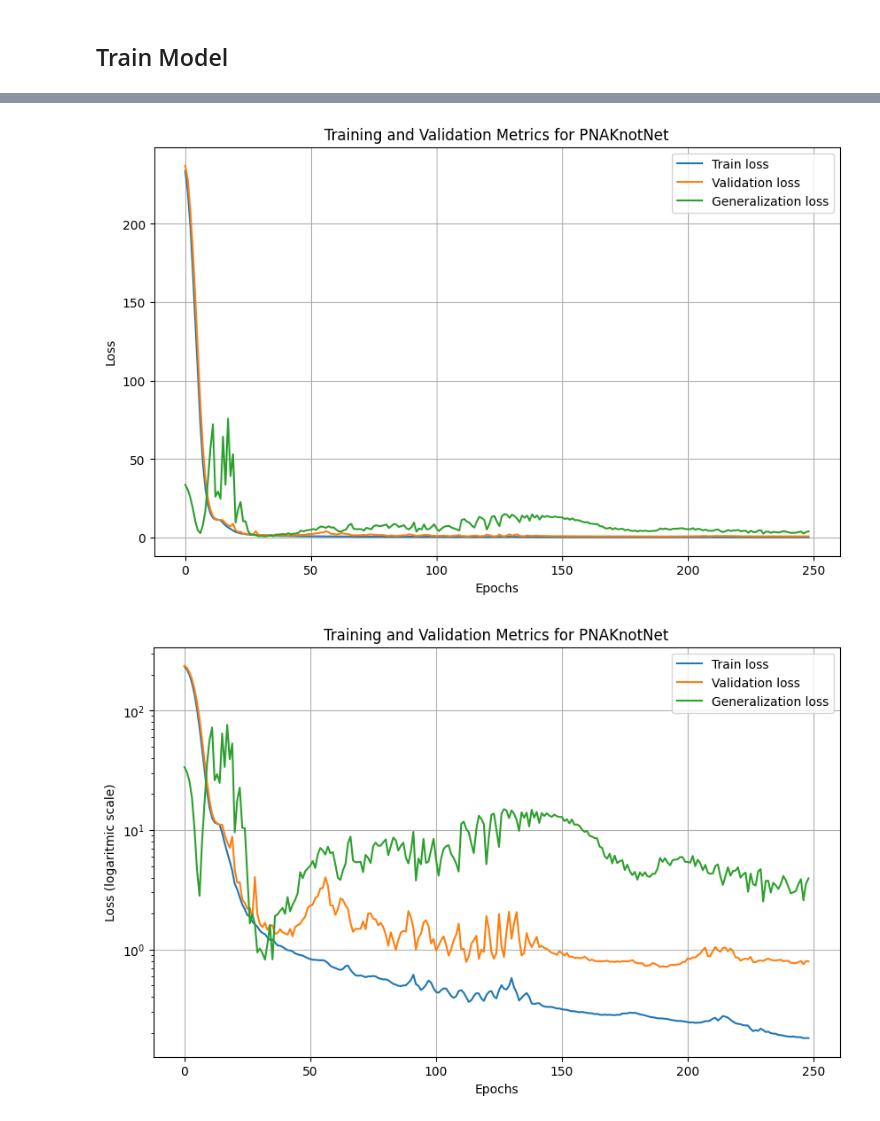
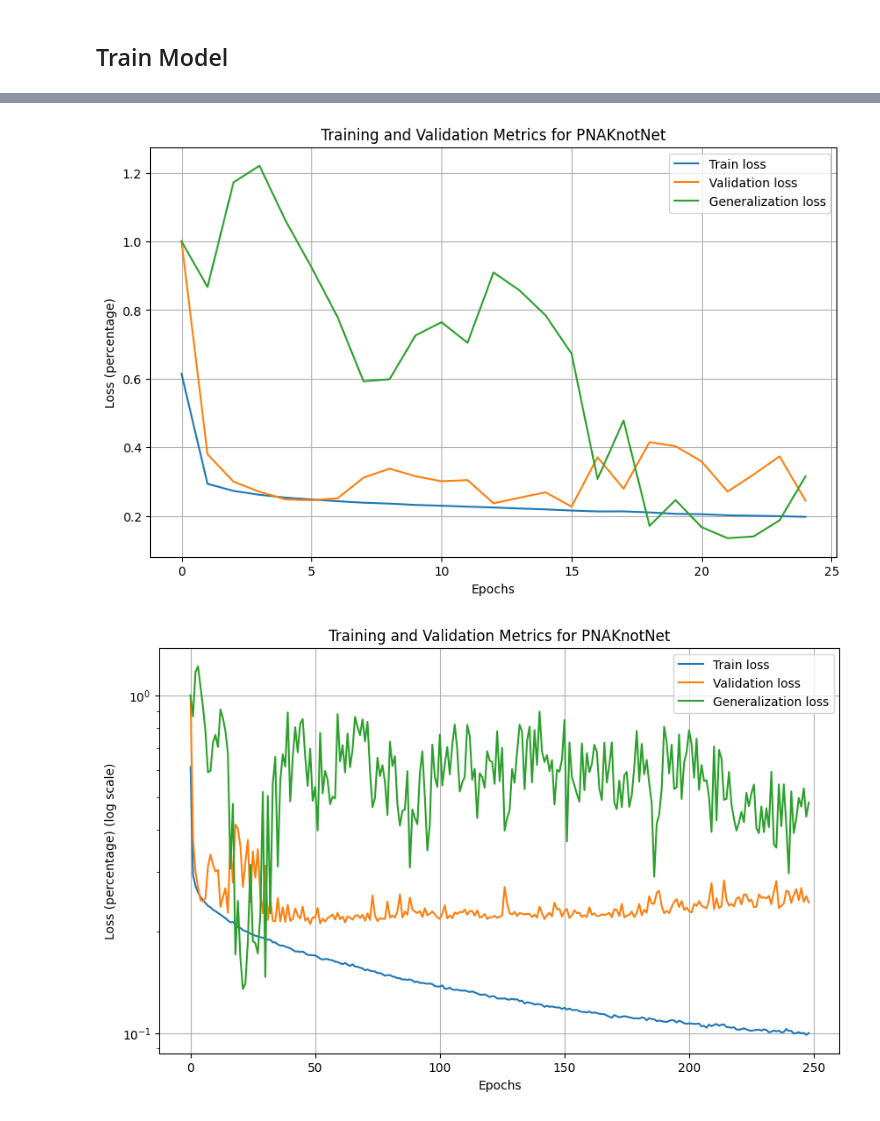
Before and after one commit to alejandroucanpuc/geometricDeepLearningKnotData, a Jupyter notebook: gnn-juanjo/main_volume.ipynb, the cells around one changed output, grey strips where cells are left out. Saved outputs shown, nothing was run; the diff lists cells and outputs as text; code cells hidden in the pictures.

```diff
--- a/gnn-juanjo/main_volume.ipynb
+++ b/gnn-juanjo/main_volume.ipynb
@@ -40,5 +37,5 @@ torch.backends.cudnn.benchmark = False
 train_loader, val_loader, deg, knot_dataset = dataset.load()
 
 # Esto debería pasarse a dataset.py
-testGeneralisazion = DataLoader(dataset.fetchDataset("datasets/linkDataset.csv")["dataPoint"], batch_size = BATCH_SIZE)
+testGeneralisazion = DataLoader(dataset.fetchDataset(TEST_PATH)["dataPoint"], batch_size = BATCH_SIZE)
 # %% [output]
@@ -111,6 +93,8 @@ def train(epoch):
             loss = (out.squeeze() - data.y).abs().mean() # Mean Absolute Error
         elif LOSS == "squared":
             loss = (out.squeeze() - data.y).square().mean() # Mean Squared Error
+        elif LOSS == "percentage":
+            loss = ((out.squeeze() - data.y) / data.y).abs().mean() # Mean Absolute Percentage Error
 
         loss.backward()
         total_loss += loss.item() * data.num_graphs
@@ -136,5 +120,7 @@ def test(loader):
             total_error += (out.squeeze() - data.y).abs().sum().item()
         elif LOSS=="squared":
             total_error += (out.squeeze() - data.y).square().sum().item()
+        elif LOSS == "percentage":
+            total_error += ((out.squeeze() - data.y) / data.y).abs().sum().item()
 
     return total_error / len(loader.dataset)
@@ -187,35 +220,35 @@ Epoch: 249, Train loss: 0.1813, Val loss: 0.7954, Generalization loss: 3.9467
 # Show graphs of loss and accuracy
 plt.figure(figsize=(10, 6))
 plt.grid()
-plt.plot(history_train_loss, label = "Train loss")
-plt.plot(history_val_loss, label = "Validation loss")
+plt.plot(history_train_loss[:25], label = "Train loss")
+plt.plot(history_val_loss[:25], label = "Validation loss")
 if try_generalization:
-    plt.plot(history_gen_loss, label = "Generalization loss")
+    plt.plot(history_gen_loss[:25], label = "Generalization loss")
 
 plt.title(f"Training and Validation Metrics for {model._get_name()}")
 plt.xlabel("Epochs")
-plt.ylabel("Loss")
+plt.ylabel(f"Loss ({LOSS})")
 plt.legend()
 plt.show()
 # %% [output]
-[figure, old version]
+[figure, new version]
 # %%
 # Show graphs of loss and accuracy
 plt.figure(figsize=(10, 6))
 plt.grid()
 plt.plot(history_train_loss, label = "Train loss")
 plt.plot(history_val_loss, label = "Validation loss")
 if try_generalization:
     plt.plot(history_gen_loss, label = "Generalization loss")
 
 plt.title(f"Training and Validation Metrics for {model._get_name()}")
 plt.xlabel("Epochs")
-plt.ylabel("Loss (logaritmic scale)")
+plt.ylabel(f"Loss ({LOSS}) (log scale)")
 plt.yscale("log")
 plt.legend()
 plt.show()
 # %% [output]
-[figure, old version]
+[figure, new version]
 # %%
 # Save the trained model
 torch.save(model.state_dict(), f"models/{model._get_name()}_{FEATURE}_{LOSS}_bs{BATCH_SIZE}_add{ADDITIONAL}_distance{USE_DISTANCE_ATTRIBUTE}.pt")
```
Also changed, not shown: parts of 11 cells of this notebook, 29 other files.
